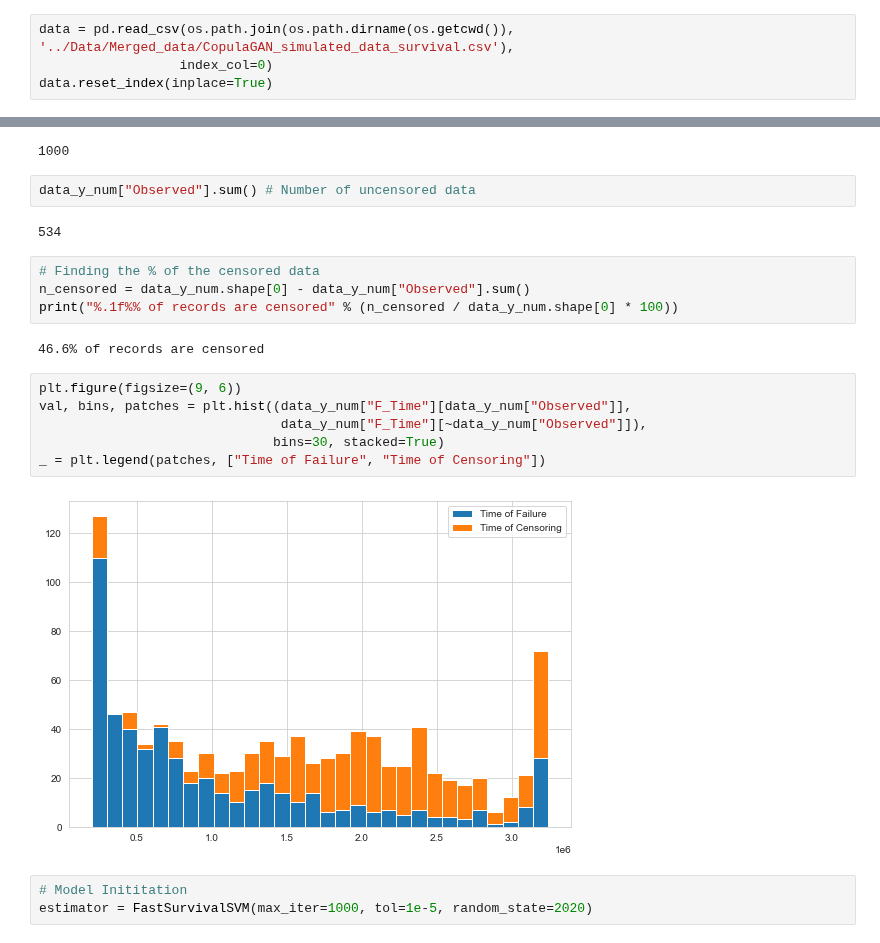
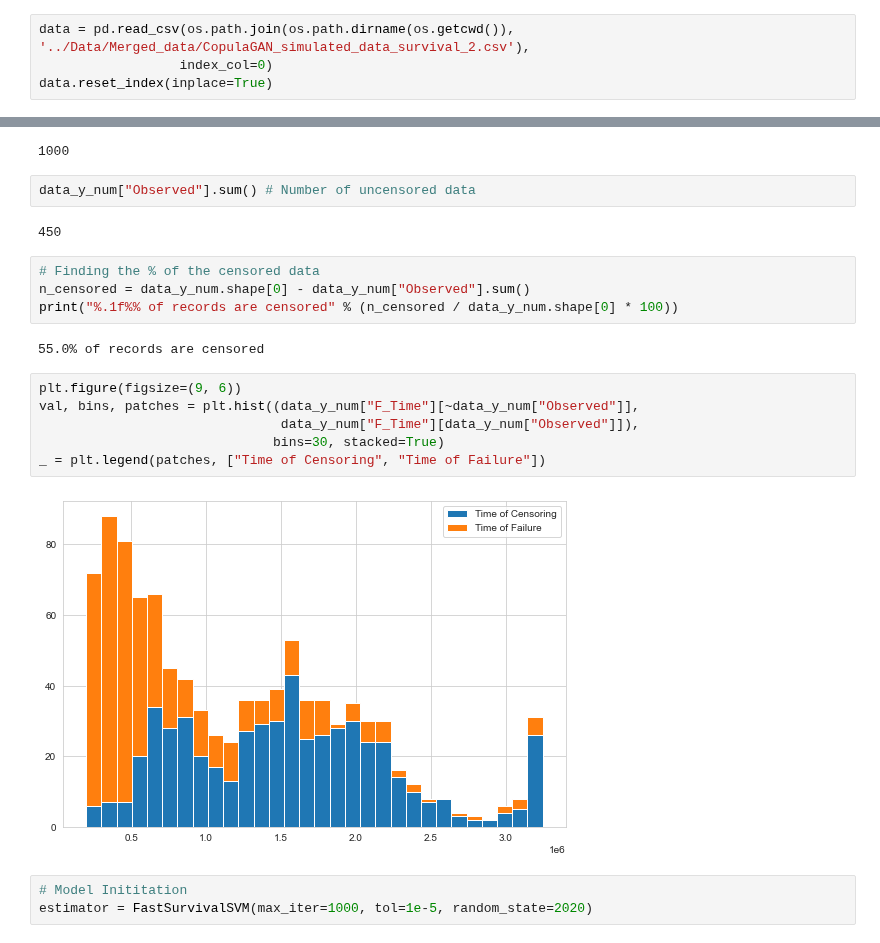
Before and after one commit to Marie-anneMawhin/Oct20_EPRI, a Jupyter notebook: Task3/NB/NB_data_modelling/svm_survival_simulation.ipynb, the cells around one changed output, grey strips where cells are left out. Drawn from its saved outputs; the diff is of its cells as text.

Commit message:
The svm survival risk scores and figures

```diff
--- a/Task3/NB/NB_data_modelling/svm_survival_simulation.ipynb
+++ b/Task3/NB/NB_data_modelling/svm_survival_simulation.ipynb
@@ -41,7 +41,7 @@ sns.set_style("whitegrid")
 real_data = pd.read_csv(os.path.join(os.path.dirname(os.getcwd()), '../Data/Merged_data/Survival_df.csv'),
                   index_col=0)
 # %%
-data = pd.read_csv(os.path.join(os.path.dirname(os.getcwd()), '../Data/Merged_data/CopulaGAN_simulated_data_survival.csv'),
+data = pd.read_csv(os.path.join(os.path.dirname(os.getcwd()), '../Data/Merged_data/CopulaGAN_simulated_data_survival_2.csv'),
                   index_col=0)
 data.reset_index(inplace=True)
 # %% [markdown]
@@ -279,21 +268,21 @@ data_y_num.shape[0] # Total number of records
 # %%
 data_y_num["Observed"].sum() # Number of uncensored data
 # %% [output]
-534
+450
 # %%
 # Finding the % of the censored data
 n_censored = data_y_num.shape[0] - data_y_num["Observed"].sum()
 print("%.1f%% of records are censored" % (n_censored / data_y_num.shape[0] * 100))
 # %% [output]
-46.6% of records are censored
+55.0% of records are censored
 # %%
 plt.figure(figsize=(9, 6))
-val, bins, patches = plt.hist((data_y_num["F_Time"][data_y_num["Observed"]],
-                               data_y_num["F_Time"][~data_y_num["Observed"]]),
+val, bins, patches = plt.hist((data_y_num["F_Time"][~data_y_num["Observed"]],
+                               data_y_num["F_Time"][data_y_num["Observed"]]),
                               bins=30, stacked=True)
-_ = plt.legend(patches, ["Time of Failure", "Time of Censoring"])
+_ = plt.legend(patches, ["Time of Censoring", "Time of Failure"])
 # %% [output]
-[figure, old version]
+[figure, new version]
 # %%
 # Model Inititation
 estimator = FastSurvivalSVM(max_iter=1000, tol=1e-5, random_state=2020)
```
Also changed, not shown: parts of 14 cells of this notebook.
